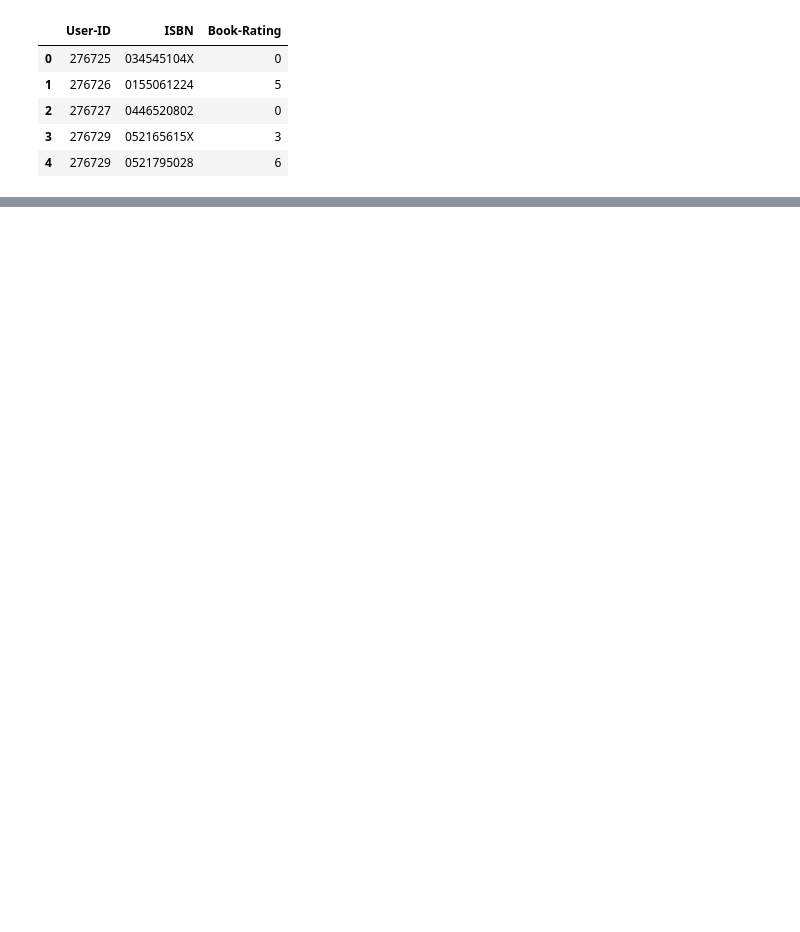
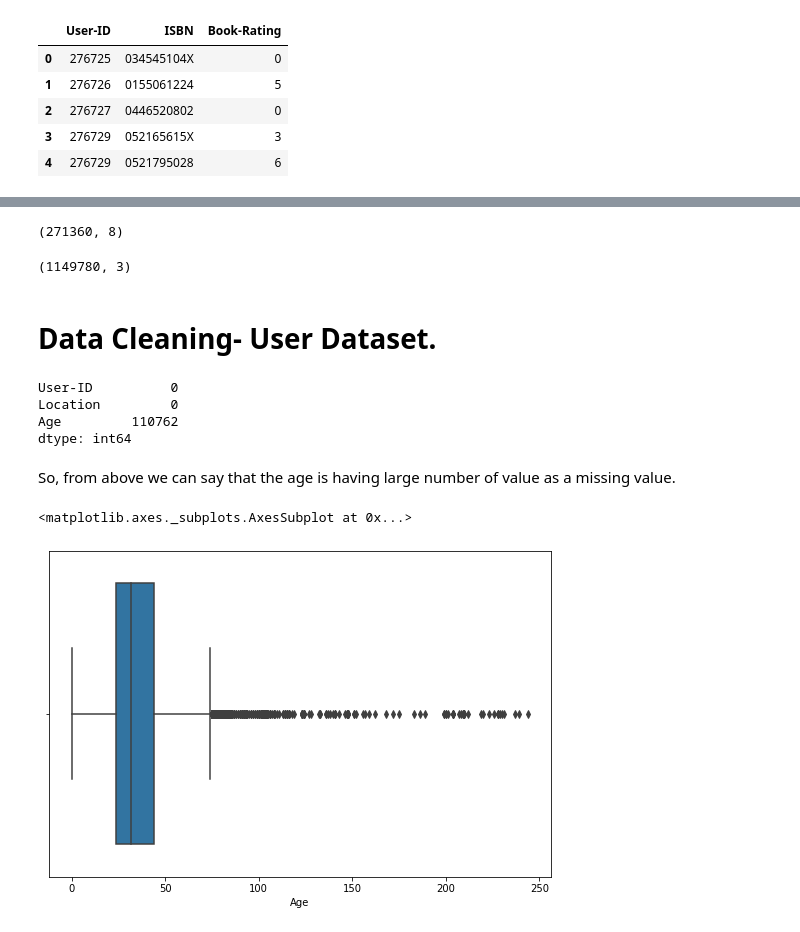
Before and after one commit to SujitbMusale/Book-Recommendation-System, a Jupyter notebook: Book_Recommendation_System.ipynb, the cells around one changed output, grey strips where cells are left out. Cells and saved outputs as stored; diff of their text form; code cells hidden in the pictures; blank space fills up the shorter version.

Commit message:
Data cleaning for User data is completed.

```diff
--- a/Book_Recommendation_System.ipynb
+++ b/Book_Recommendation_System.ipynb
@@ -96,0 +102,29 @@ Ratings.head()
+# %%
+Books.shape
+# %% [output]
+(271360, 8)
+# %%
+Ratings.shape
+# %% [output]
+(1149780, 3)
+# %% [markdown]
+# Data Cleaning- User Dataset.
+# %%
+# lets take user data
+# chcek th missing value
+Users.isnull().sum()
+# %% [output]
+User-ID          0
+Location         0
+Age         110762
+dtype: int64
+# %% [markdown]
+So, from above we can say that the age is having large number of value as a missing value.
+# %%
+# lets check the outliers from the age colum
+fig = plt.figure(figsize=(9, 6))
+ax = fig.gca()
+sns.boxplot(x=Users['Age'])
+# %% [output]
+<matplotlib.axes._subplots.AxesSubplot at 0x...>
+[figure, added]
```
Also changed, not shown: parts of 26 cells of this notebook.
